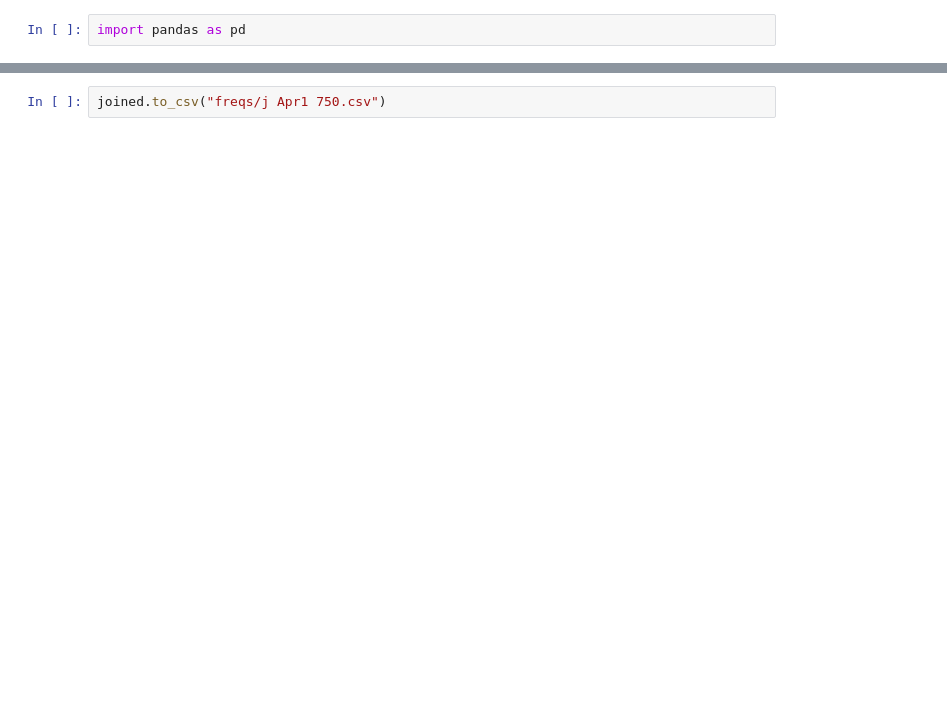
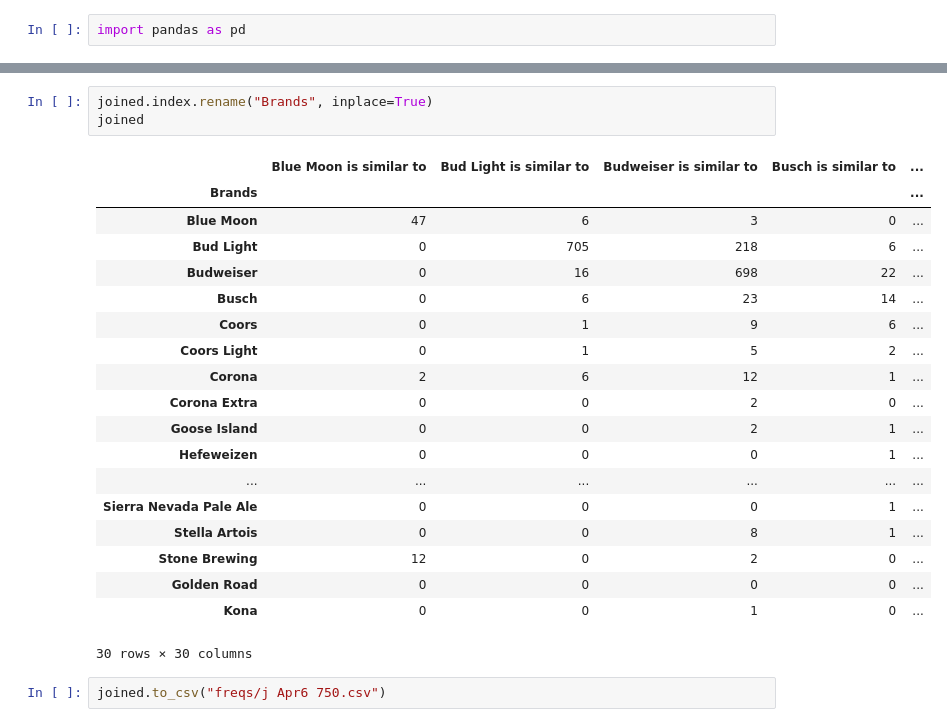
Before and after one commit to albtang/Katona-AI-Research, a Jupyter notebook: src/beer_data/Merger.ipynb, the cells around one changed output, grey strips where cells are left out. Saved outputs shown, nothing was run; the diff lists cells and outputs as text; blank space fills up the shorter version.

Commit message:
joined april6

```diff
--- a/src/beer_data/Merger.ipynb
+++ b/src/beer_data/Merger.ipynb
@@ -76,2 +72,25 @@ joined
+# %%
+joined.index.rename("Brands", inplace=True)
+joined
+# %% [output]
+|  | Blue Moon is similar to | Bud Light is similar to | Budweiser is similar to | Busch is similar to | ... |
+| Brands |  |  |  |  | ... |
+| Blue Moon | 47 | 6 | 3 | 0 | ... |
+| Bud Light | 0 | 705 | 218 | 6 | ... |
+| Budweiser | 0 | 16 | 698 | 22 | ... |
+| Busch | 0 | 6 | 23 | 14 | ... |
+| Coors | 0 | 1 | 9 | 6 | ... |
+| Coors Light | 0 | 1 | 5 | 2 | ... |
+| Corona | 2 | 6 | 12 | 1 | ... |
+| Corona Extra | 0 | 0 | 2 | 0 | ... |
+| Goose Island | 0 | 0 | 2 | 1 | ... |
+| Hefeweizen | 0 | 0 | 0 | 1 | ... |
+| ... | ... | ... | ... | ... | ... |
+| Sierra Nevada Pale Ale | 0 | 0 | 0 | 1 | ... |
+| Stella Artois | 0 | 0 | 8 | 1 | ... |
+| Stone Brewing | 12 | 0 | 2 | 0 | ... |
+| Golden Road | 0 | 0 | 0 | 0 | ... |
+| Kona | 0 | 0 | 1 | 0 | ... |
+30 rows × 30 columns
 # %%
-joined.to_csv("freqs/j Apr1 750.csv")
+joined.to_csv("freqs/j Apr6 750.csv")
```
Also changed, not shown: parts of 4 cells of this notebook, 1 other file.
